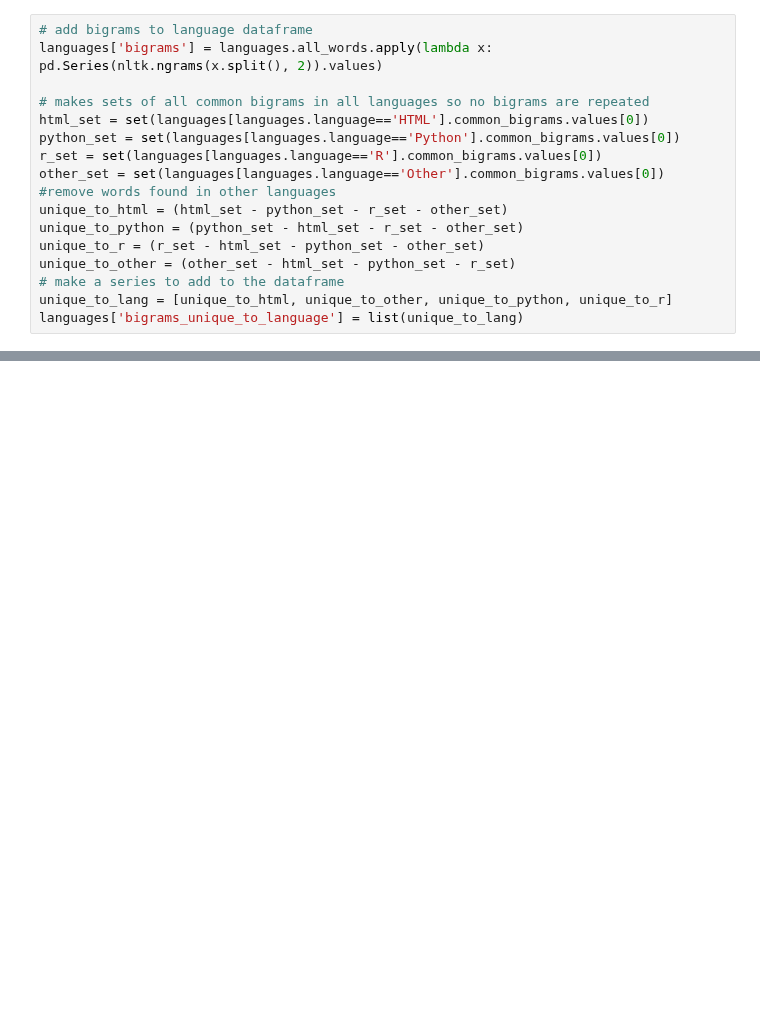
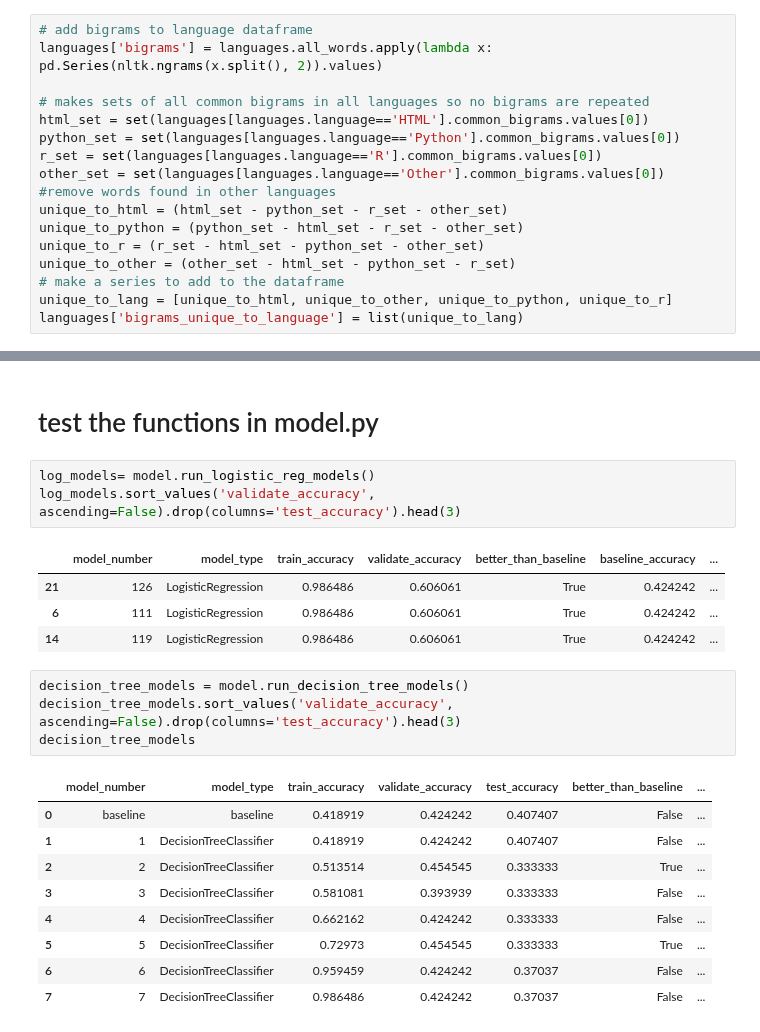
Before and after one commit to Two-Guys-and-a-Gal/NLP-Project, a Jupyter notebook: chris_work.ipynb, the cells around one changed output, grey strips where cells are left out. Drawn from its saved outputs; the diff is of its cells as text; blank space fills up the shorter version.

```diff
--- a/chris_work.ipynb
+++ b/chris_work.ipynb
@@ -887,0 +1054,24 @@ plt.legend().set_visible(False)
+# %% [markdown]
+# test the functions in model.py
+# %%
+log_models= model.run_logistic_reg_models()
+log_models.sort_values('validate_accuracy', ascending=False).drop(columns='test_accuracy').head(3)
+# %% [output]
+|  | model_number | model_type | train_accuracy | validate_accuracy | better_than_baseline | baseline_accuracy | ... |
+| 21 | 126 | LogisticRegression | 0.986486 | 0.606061 | True | 0.424242 | ... |
+| 6 | 111 | LogisticRegression | 0.986486 | 0.606061 | True | 0.424242 | ... |
+| 14 | 119 | LogisticRegression | 0.986486 | 0.606061 | True | 0.424242 | ... |
+# %%
+decision_tree_models = model.run_decision_tree_models()
+decision_tree_models.sort_values('validate_accuracy', ascending=False).drop(columns='test_accuracy').head(3)
+decision_tree_models
+# %% [output]
+|  | model_number | model_type | train_accuracy | validate_accuracy | test_accuracy | better_than_baseline | ... |
+| 0 | baseline | baseline | 0.418919 | 0.424242 | 0.407407 | False | ... |
+| 1 | 1 | DecisionTreeClassifier | 0.418919 | 0.424242 | 0.407407 | False | ... |
+| 2 | 2 | DecisionTreeClassifier | 0.513514 | 0.454545 | 0.333333 | True | ... |
+| 3 | 3 | DecisionTreeClassifier | 0.581081 | 0.393939 | 0.333333 | False | ... |
+| 4 | 4 | DecisionTreeClassifier | 0.662162 | 0.424242 | 0.333333 | False | ... |
+| 5 | 5 | DecisionTreeClassifier | 0.72973 | 0.454545 | 0.333333 | True | ... |
+| 6 | 6 | DecisionTreeClassifier | 0.959459 | 0.424242 | 0.37037 | False | ... |
+| 7 | 7 | DecisionTreeClassifier | 0.986486 | 0.424242 | 0.37037 | False | ... |
```
Also changed, not shown: parts of 40 cells of this notebook, 4 other files.
